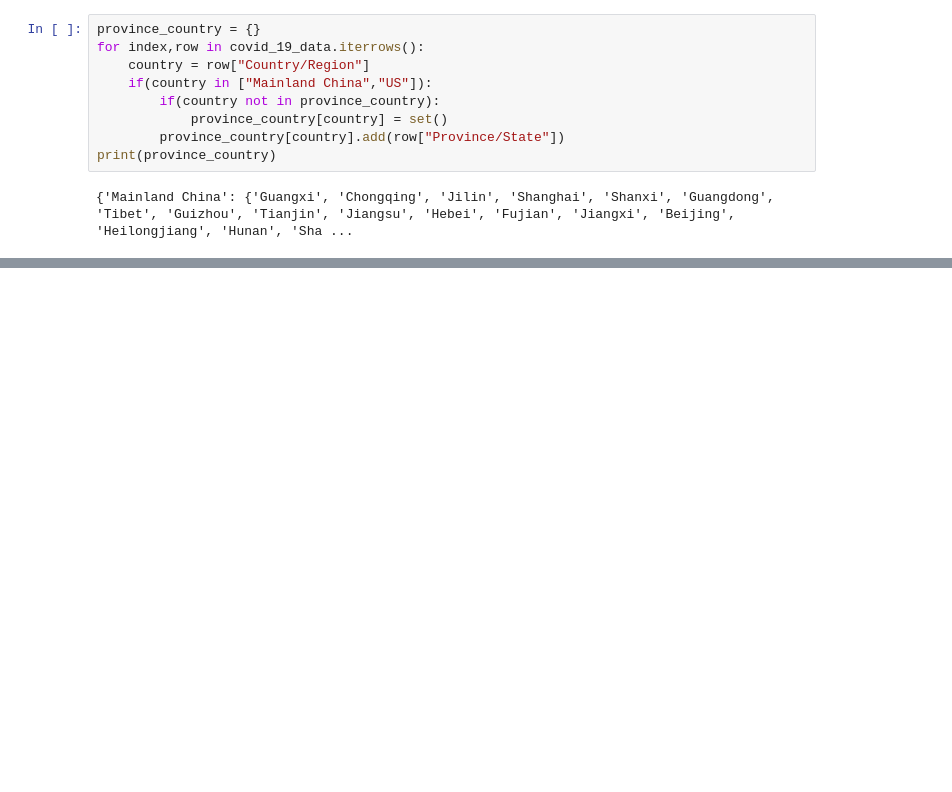
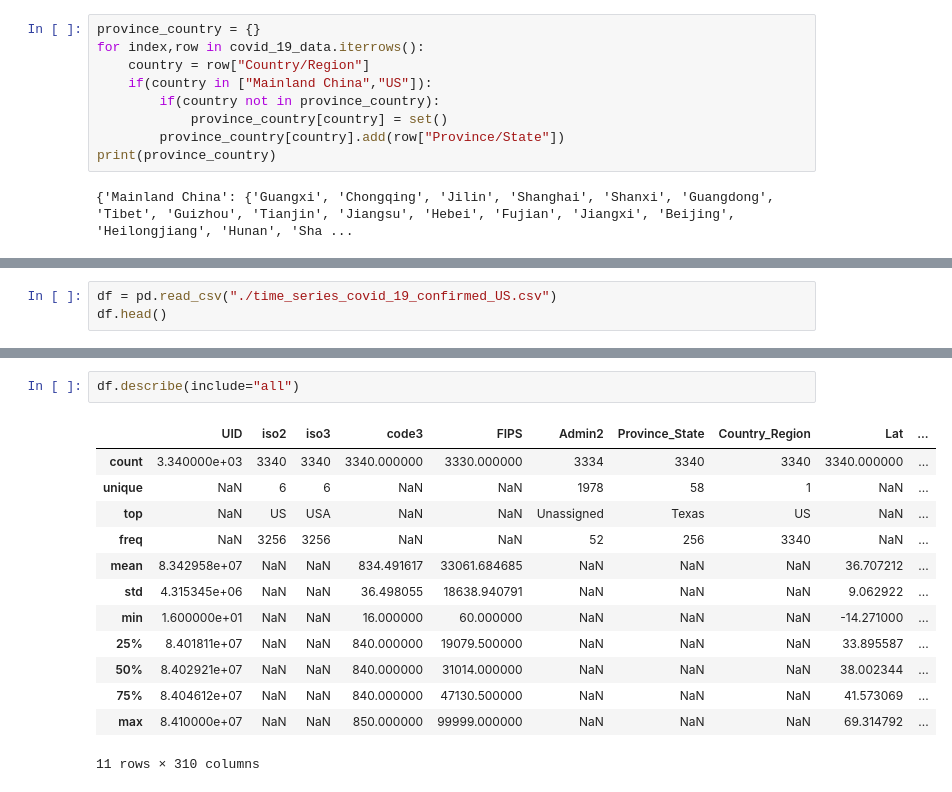
Before and after one commit to lufor129/soft-engineer2020Fall, a Jupyter notebook: csvData/CleanData.ipynb, the cells around one changed output, grey strips where cells are left out. Cells and saved outputs as stored; diff of their text form; blank space fills up the shorter version.

```diff
--- a/csvData/CleanData.ipynb
+++ b/csvData/CleanData.ipynb
@@ -305,0 +312,3 @@ print(province_country)
+# %%
+df = pd.read_csv("./time_series_covid_19_confirmed_US.csv")
+df.head()
@@ -305,0 +323,16 @@ print(province_country)
+# %%
+df.describe(include="all")
+# %% [output]
+|  | UID | iso2 | iso3 | code3 | FIPS | Admin2 | Province_State | Country_Region | Lat | ... |
+| count | 3.340000e+03 | 3340 | 3340 | 3340.000000 | 3330.000000 | 3334 | 3340 | 3340 | 3340.000000 | ... |
+| unique | NaN | 6 | 6 | NaN | NaN | 1978 | 58 | 1 | NaN | ... |
+| top | NaN | US | USA | NaN | NaN | Unassigned | Texas | US | NaN | ... |
+| freq | NaN | 3256 | 3256 | NaN | NaN | 52 | 256 | 3340 | NaN | ... |
+| mean | 8.342958e+07 | NaN | NaN | 834.491617 | 33061.684685 | NaN | NaN | NaN | 36.707212 | ... |
+| std | 4.315345e+06 | NaN | NaN | 36.498055 | 18638.940791 | NaN | NaN | NaN | 9.062922 | ... |
+| min | 1.600000e+01 | NaN | NaN | 16.000000 | 60.000000 | NaN | NaN | NaN | -14.271000 | ... |
+| 25% | 8.401811e+07 | NaN | NaN | 840.000000 | 19079.500000 | NaN | NaN | NaN | 33.895587 | ... |
+| 50% | 8.402921e+07 | NaN | NaN | 840.000000 | 31014.000000 | NaN | NaN | NaN | 38.002344 | ... |
+| 75% | 8.404612e+07 | NaN | NaN | 840.000000 | 47130.500000 | NaN | NaN | NaN | 41.573069 | ... |
+| max | 8.410000e+07 | NaN | NaN | 850.000000 | 99999.000000 | NaN | NaN | NaN | 69.314792 | ... |
+11 rows × 310 columns
```
Also changed, not shown: parts of 18 cells of this notebook, 5 other files.
